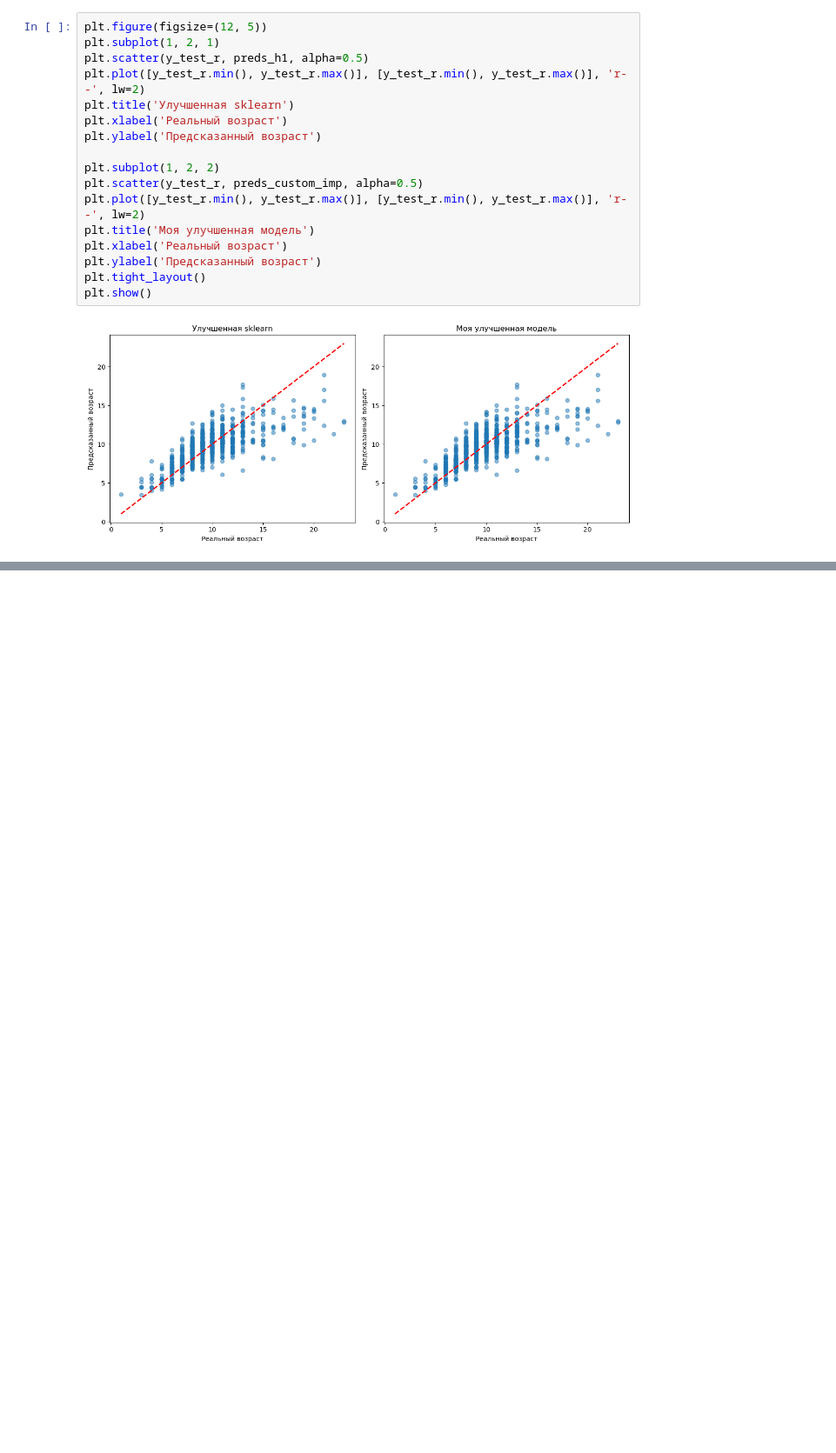
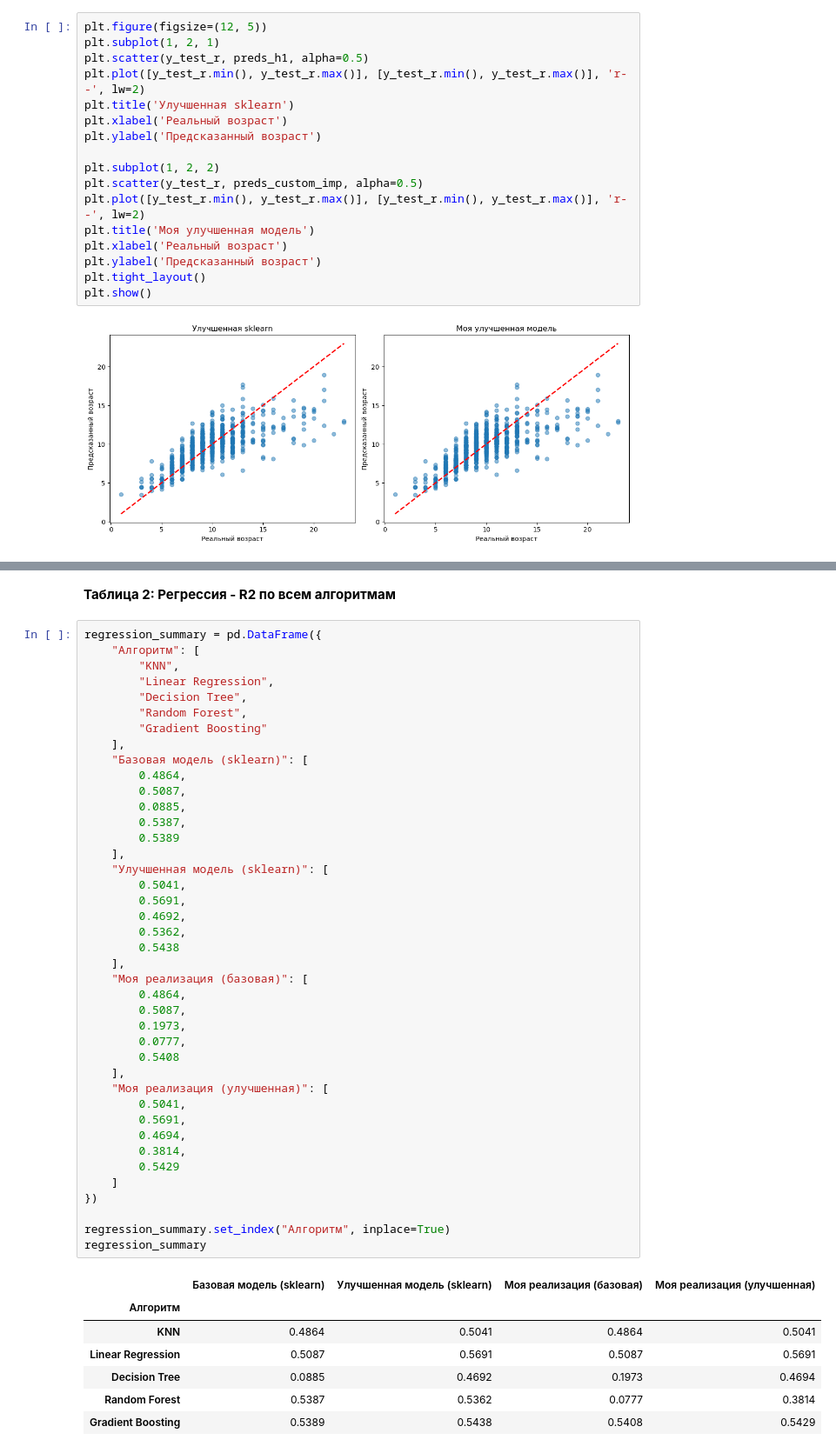
Before and after one commit to AlexKayd/Frameworks_Ai, a Jupyter notebook: Lab5.ipynb, the cells around one changed output, grey strips where cells are left out. Shown at 87% size. Drawn from its saved outputs; the diff is of its cells as text; blank space fills up the shorter version.

```diff
--- a/Lab5.ipynb
+++ b/Lab5.ipynb
@@ -1382,0 +1455,51 @@ plt.show()
+# %% [markdown]
+**Таблица 2: Регрессия - R2 по всем алгоритмам**
+# %%
+regression_summary = pd.DataFrame({
+    "Алгоритм": [
+        "KNN",
+        "Linear Regression",
+        "Decision Tree",
+        "Random Forest",
+        "Gradient Boosting"
+    ],
+    "Базовая модель (sklearn)": [
+        0.4864,
+        0.5087,
+        0.0885,
+        0.5387,
+        0.5389
+    ],
+    "Улучшенная модель (sklearn)": [
+        0.5041,
+        0.5691,
+        0.4692,
+        0.5362,
+        0.5438
+    ],
+    "Моя реализация (базовая)": [
+        0.4864,
+        0.5087,
+        0.1973,
+        0.0777,
+        0.5408
+    ],
+    "Моя реализация (улучшенная)": [
+        0.5041,
+        0.5691,
+        0.4694,
+        0.3814,
+        0.5429
+    ]
+})
+
+regression_summary.set_index("Алгоритм", inplace=True)
+regression_summary
+# %% [output]
+|  | Базовая модель (sklearn) | Улучшенная модель (sklearn) | Моя реализация (базовая) | Моя реализация (улучшенная) |
+| Алгоритм |  |  |  |  |
+| KNN | 0.4864 | 0.5041 | 0.4864 | 0.5041 |
+| Linear Regression | 0.5087 | 0.5691 | 0.5087 | 0.5691 |
+| Decision Tree | 0.0885 | 0.4692 | 0.1973 | 0.4694 |
+| Random Forest | 0.5387 | 0.5362 | 0.0777 | 0.3814 |
+| Gradient Boosting | 0.5389 | 0.5438 | 0.5408 | 0.5429 |
```
Also changed, not shown: parts of 7 cells of this notebook.
